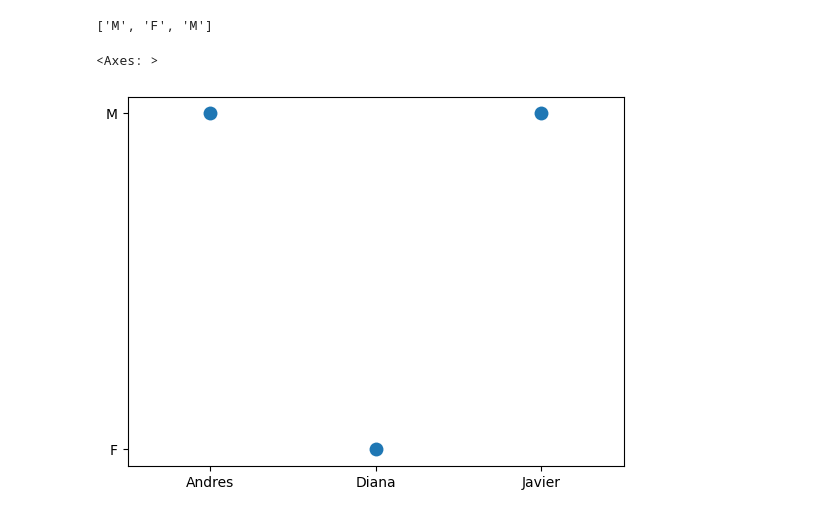
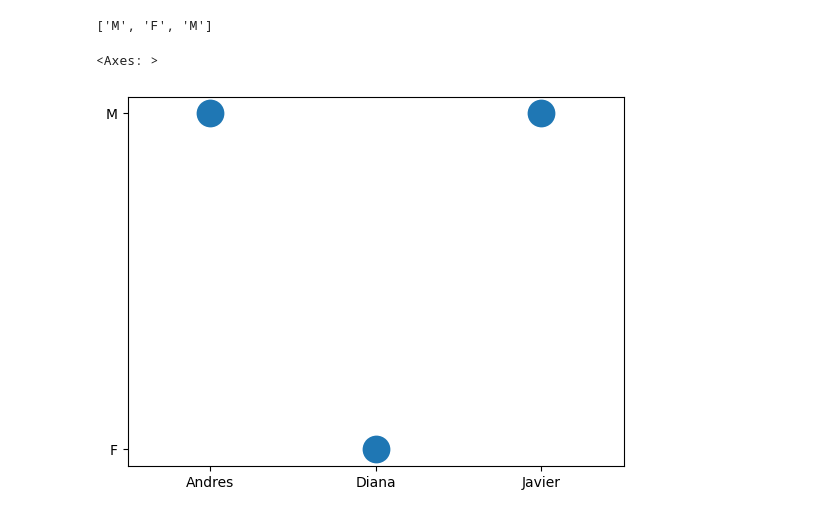
Before and after one commit to asegura4488/EDCO_IntroCienciaDatos, a Jupyter notebook: Semana1/Sesion1.ipynb, the cells around one changed output. Drawn from its saved outputs; the diff is of its cells as text; code cells hidden in the pictures.

```diff
--- a/Semana1/Sesion1.ipynb
+++ b/Semana1/Sesion1.ipynb
@@ -217,7 +224,7 @@ generos
 # %% [output]
 ['M', 'F', 'M']
 # %%
-sns.stripplot(x=nombres, y=generos, size=10)
+sns.stripplot(x=nombres, y=generos, size=20)
 # %% [output]
 <Axes: >
-[figure, old version]
+[figure, new version]
```
Also changed, not shown: parts of 2 cells of this notebook.
